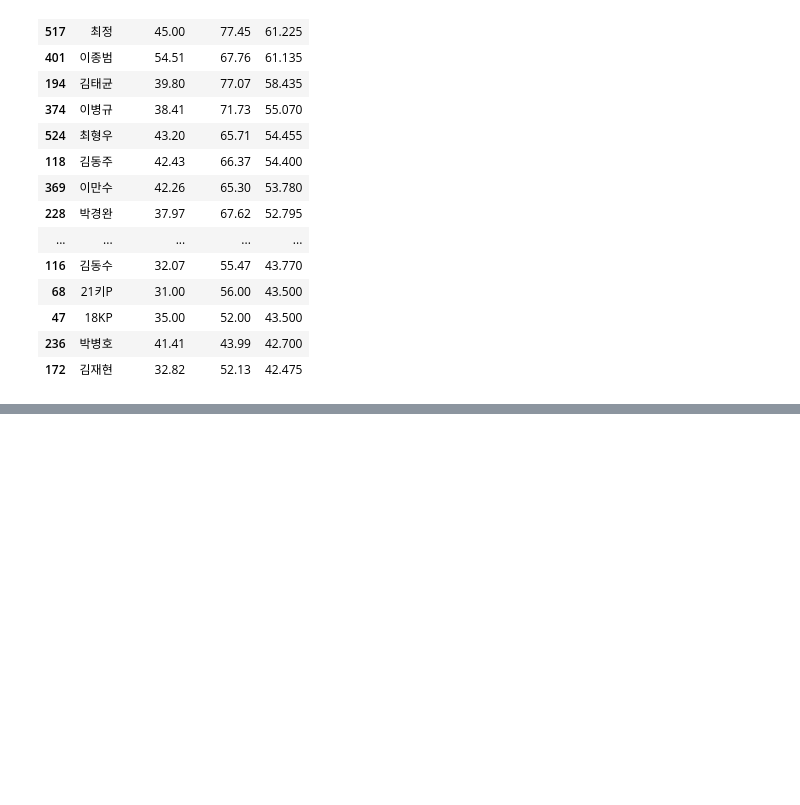
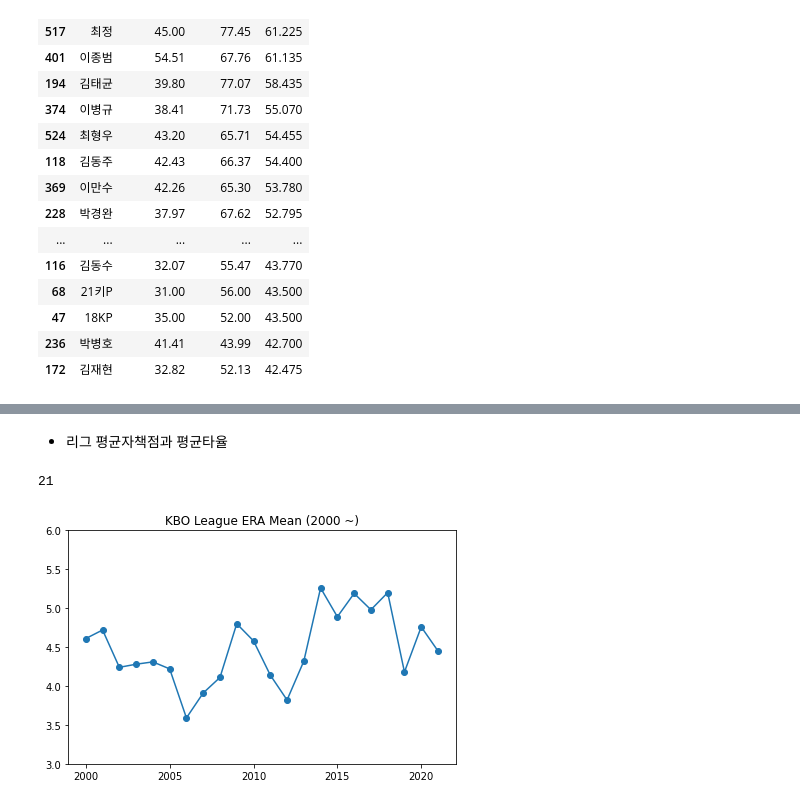
Before and after one commit to JeongMinHyeok/Baseball_simulator, a Jupyter notebook: Statiz_crawler.ipynb, the cells around one changed output, grey strips where cells are left out. Cells and saved outputs as stored; diff of their text form; code cells hidden in the pictures; blank space fills up the shorter version.

```diff
--- a/Statiz_crawler.ipynb
+++ b/Statiz_crawler.ipynb
@@ -590,0 +611,24 @@ bat_jaws_df.sort_values(by='JAWS', ascending=False).head(30)
+# %% [markdown]
+- 리그 평균자책점과 평균타율
+# %%
+era_0021 = [4.61, 4.72, 4.24, 4.28, 4.31, 4.22, 3.59, 3.91, 4.11, 4.80, 4.58, 4.14, 3.82, 4.32, 5.26, 4.89, 5.19, 4.98, 5.20, 4.18, 4.76, 4.45]
+avg_0021 = [0.270, 0.274, 0.263, 0.269, 0.266, 0.263, 0.255, 0.263, 0.267, 0.275, 0.270, 0.265, 0.258, 0.268, 0.289, 0.280, 0.290, 0.286, 0.286, 0.267, 0.273, 0.260]
+# %%
+len(era_0021)
+# %% [output]
+21
+# %%
+import matplotlib.pyplot as plt
+
+x = range(2000, 2022)
+y = era_0021
+graph = plt.plot(x, y, marker='o')
+plt.ylim(3, 6)
+plt.title('KBO League ERA Mean (2000 ~)')
+plt.tight_layout()
+# plt.figure(figsize=(14,4))
+
+
+plt.show()
+# %% [output]
+[figure, added]
```
Also changed, not shown: parts of 15 cells of this notebook, 1 other file.
